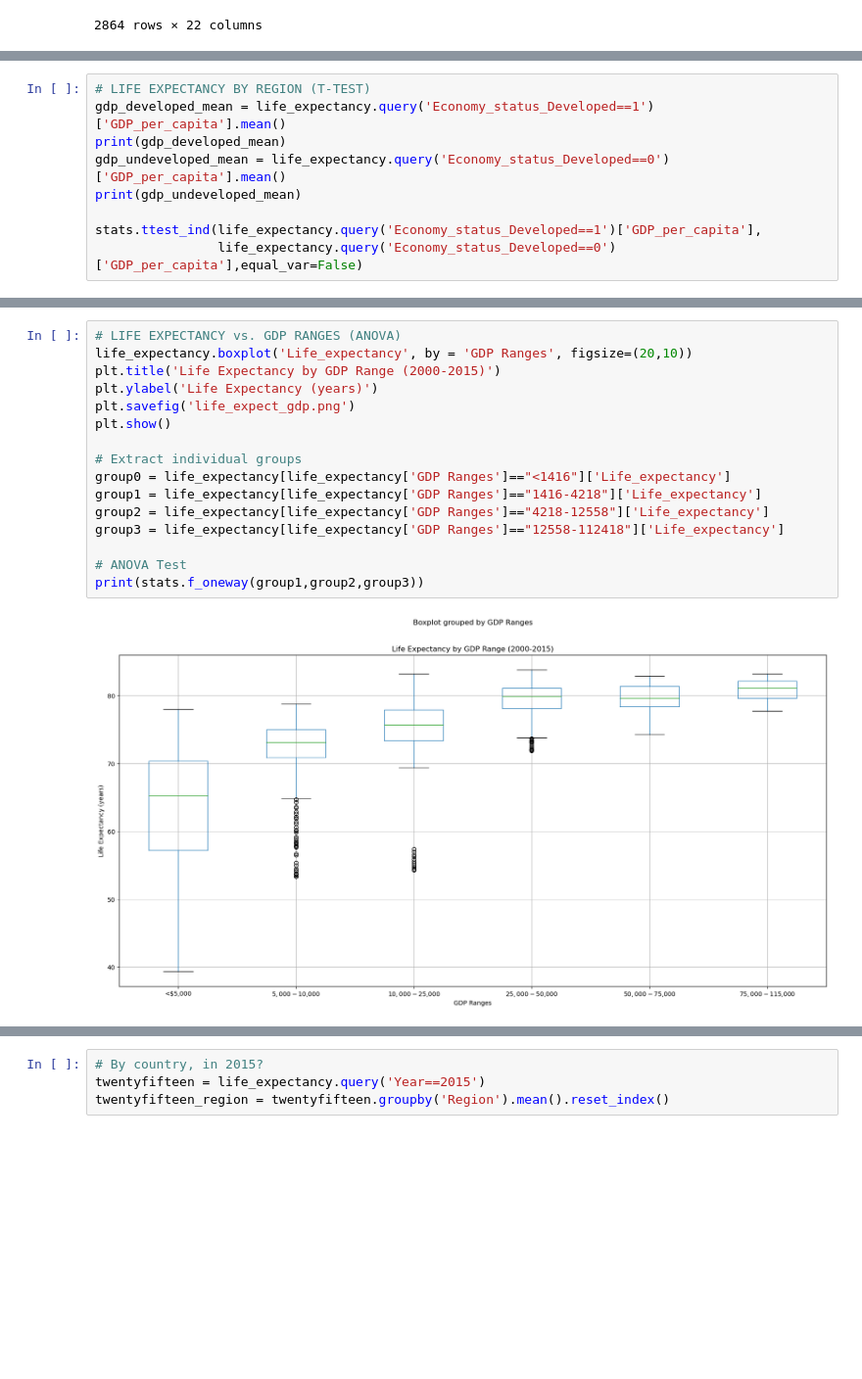
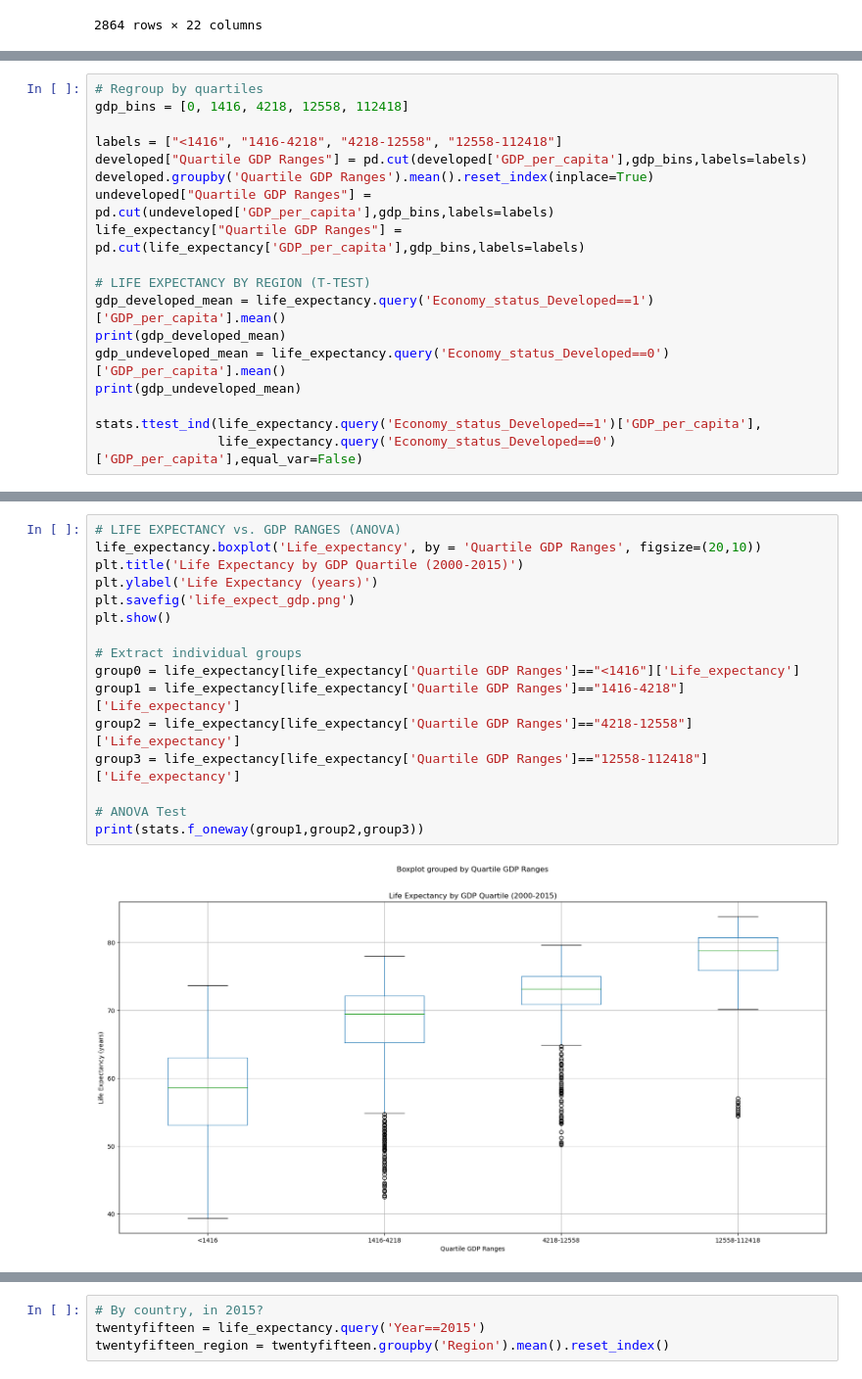
Before and after one commit to JMelendez31/Group_Project1, a Jupyter notebook: Final WorkBook.ipynb, the cells around one changed output, grey strips where cells are left out. Shown at 98% size. Drawn from its saved outputs; the diff is of its cells as text; blank space fills up the shorter version.

```diff
--- a/Final WorkBook.ipynb
+++ b/Final WorkBook.ipynb
@@ -171,4 +172,13 @@ Ttest_indResult(statistic=53.68486022748816, pvalue=0.0)
 # %%
+# Regroup by quartiles
+gdp_bins = [0, 1416, 4218, 12558, 112418]
+
+labels = ["<1416", "1416-4218", "4218-12558", "12558-112418"]
+developed["Quartile GDP Ranges"] = pd.cut(developed['GDP_per_capita'],gdp_bins,labels=labels)
+developed.groupby('Quartile GDP Ranges').mean().reset_index(inplace=True)
+undeveloped["Quartile GDP Ranges"] = pd.cut(undeveloped['GDP_per_capita'],gdp_bins,labels=labels)
+life_expectancy["Quartile GDP Ranges"] = pd.cut(life_expectancy['GDP_per_capita'],gdp_bins,labels=labels)
+
 # LIFE EXPECTANCY BY REGION (T-TEST)
 gdp_developed_mean = life_expectancy.query('Economy_status_Developed==1')['GDP_per_capita'].mean()
 print(gdp_developed_mean)
@@ -184,18 +204,18 @@ Ttest_indResult(statistic=31.127797009853566, pvalue=9.317764506610166e-131)
 # %%
 # LIFE EXPECTANCY vs. GDP RANGES (ANOVA)
-life_expectancy.boxplot('Life_expectancy', by = 'GDP Ranges', figsize=(20,10))
-plt.title('Life Expectancy by GDP Range (2000-2015)')
+life_expectancy.boxplot('Life_expectancy', by = 'Quartile GDP Ranges', figsize=(20,10))
+plt.title('Life Expectancy by GDP Quartile (2000-2015)')
 plt.ylabel('Life Expectancy (years)')
 plt.savefig('life_expect_gdp.png')
 plt.show()
 
 # Extract individual groups
-group0 = life_expectancy[life_expectancy['GDP Ranges']=="<1416"]['Life_expectancy']
-group1 = life_expectancy[life_expectancy['GDP Ranges']=="1416-4218"]['Life_expectancy']
-group2 = life_expectancy[life_expectancy['GDP Ranges']=="4218-12558"]['Life_expectancy']
-group3 = life_expectancy[life_expectancy['GDP Ranges']=="12558-112418"]['Life_expectancy']
+group0 = life_expectancy[life_expectancy['Quartile GDP Ranges']=="<1416"]['Life_expectancy']
+group1 = life_expectancy[life_expectancy['Quartile GDP Ranges']=="1416-4218"]['Life_expectancy']
+group2 = life_expectancy[life_expectancy['Quartile GDP Ranges']=="4218-12558"]['Life_expectancy']
+group3 = life_expectancy[life_expectancy['Quartile GDP Ranges']=="12558-112418"]['Life_expectancy']
 
 # ANOVA Test
 print(stats.f_oneway(group1,group2,group3))
 # %% [output]
-[figure, old version]
+[figure, new version]
```
Also changed, not shown: parts of 3 cells of this notebook, 1 other file.
